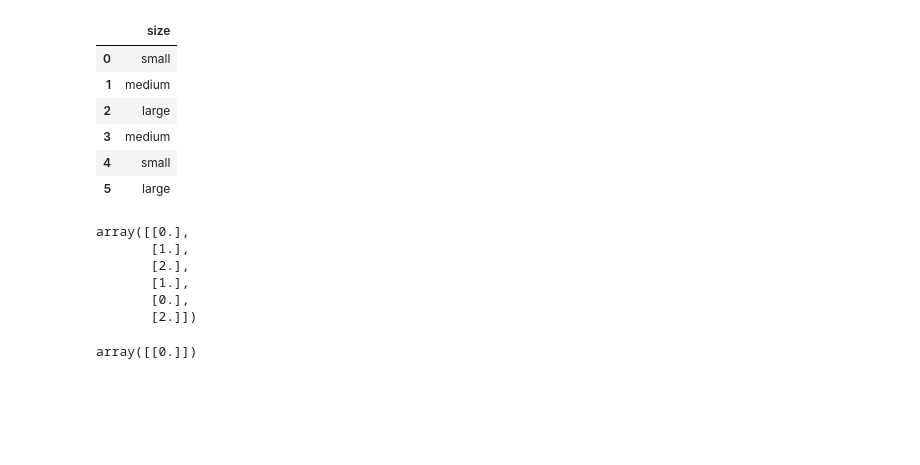
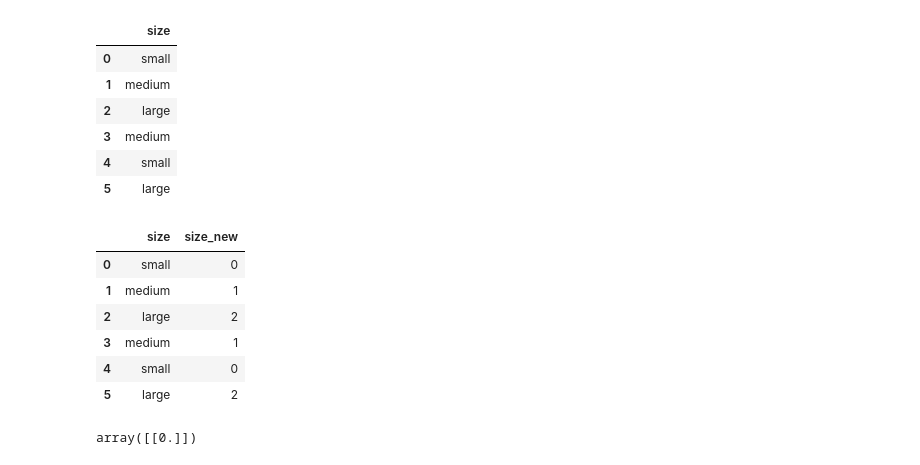
Before and after one commit to harxh1405/100-DAYS-OF-DATA-SCIENCE, a Jupyter notebook: feature engineering/label_encoding.ipynb, the cells around one changed output. Cells and saved outputs as stored; diff of their text form; code cells hidden in the pictures; blank space fills up the shorter version.

```diff
--- a/feature engineering/label_encoding.ipynb
+++ b/feature engineering/label_encoding.ipynb
@@ -45,14 +45,20 @@ df
 ##instance of ordinal encoder
 encoder=OrdinalEncoder(categories=[['small','medium','large']])
 # %%
-encoder.fit_transform(df[['size']])
+en=encoder.fit_transform(df[['size']])
-# %% [output]
-array([[0.],
-       [1.],
-       [2.],
-       [1.],
-       [0.],
-       [2.]])
+# %%
+import pandas as pd
+df['size_new']=pd.DataFrame(en.astype(int))
+# %%
+df
+# %% [output]
+|  | size | size_new |
+| 0 | small | 0 |
+| 1 | medium | 1 |
+| 2 | large | 2 |
+| 3 | medium | 1 |
+| 4 | small | 0 |
+| 5 | large | 2 |
 # %%
 encoder.transform([['small']])
 # %% [output]
```
Also changed, not shown: 5 other files.
